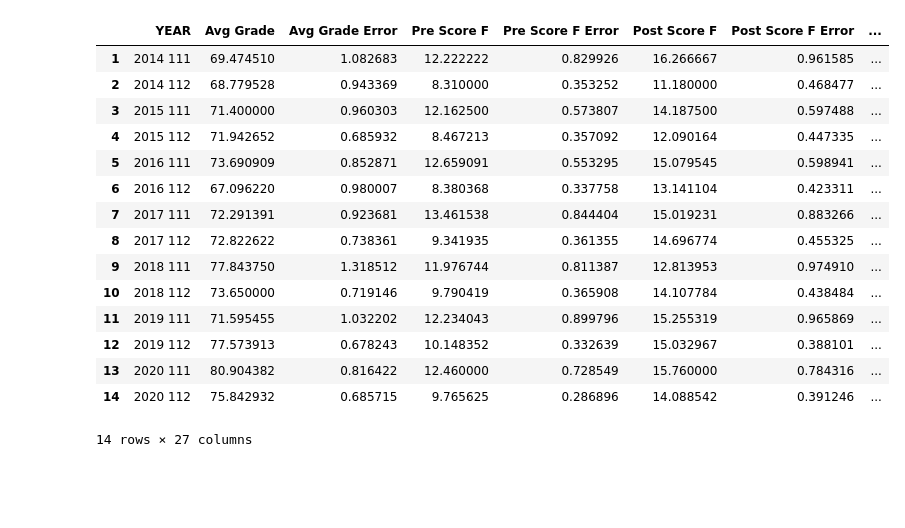
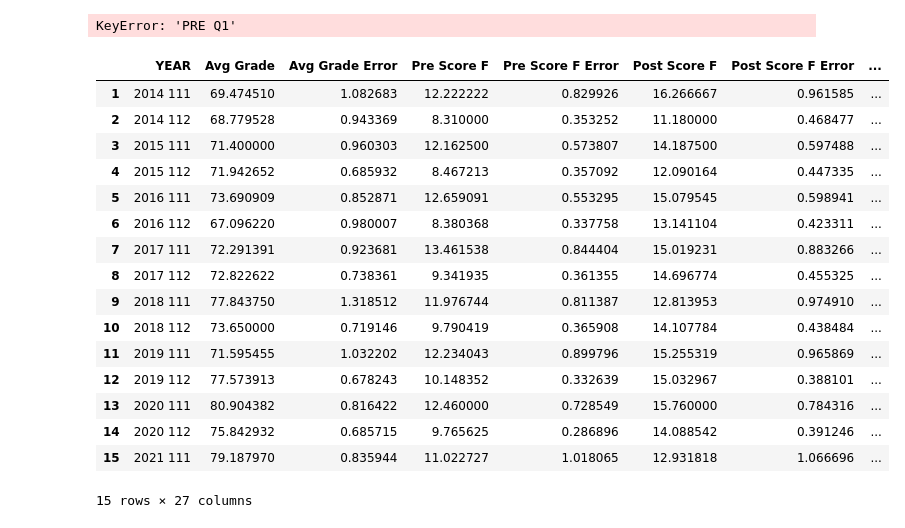
Before and after one commit to maya-patel/Honours-FCI-data, a Jupyter notebook: Data_Collection_Clean_Done.ipynb, the cells around one changed output. Saved outputs shown, nothing was run; the diff lists cells and outputs as text; code cells hidden in the pictures; blank space fills up the shorter version.

```diff
--- a/Data_Collection_Clean_Done.ipynb
+++ b/Data_Collection_Clean_Done.ipynb
@@ -32,6 +32,8 @@ is_111 = df20['Course'] == 111
 df20_111 = df20[is_111]
 is_112 = df20['Course'] == 112
 df20_112 = df20[is_112]
+
+df21_111 = pd.read_excel('2021raw_corrected.xlsx')
 # %%
 num = len(df20_111.index)
 df20_111["PRE Q38"].value_counts()
@@ -151,3 +244,40 @@ def by_gender_by_year_2020(df, name):
+# %%
+#df21_111.apply(calculate_pre_score_2021)
+
+pre = []
+for i in range (1,31):
+    string = "PRE Q" + str(i)
+    pre.append(string)
+
+
+pre_2020 = ['PRE Q1']
+for i in range (24, 53):
+    string = 'PRE Q' + str(i)
+    pre_2020.append(string)
+
+df_pre_f = df21_111[pre_2020]
+
+df_pre_f.columns = pre
+
+df_pre_f
+
+df_pre_f.apply(calculate_pre_score_2021)
+
+corr_ans = [3,1,3,5,2,2,2,2,5,1,4,2,4,4,1,1,2,2,5,5,2,2,1,3,5,3,5,2,3]
+pre = []
+for i in range (1, 31):
+    string = "PRE Q" + str(i)
+    pre.append(string)
+score = 0
+
+student = df_pre_f.iloc[12]
+print(corr_ans[29])
+for i in range(1,30):
+        if student[pre[i-1]]==corr_ans[i-1]:
+            score+=1
+score
+# %% [output]
+KeyError: 'PRE Q1'
 # %%
 def by_gender_by_year(df, name):
 
@@ -222,32 +352,34 @@ df4.loc[1] = by_gender_by_year(df14_111, "2014 111")
 df4.loc[2] = by_gender_by_year(df14_112, "2014 112")
 df4.loc[3] = by_gender_by_year(df15_111, "2015 111")
 df4.loc[4] = by_gender_by_year(df15_112, "2015 112")
 df4.loc[5] = by_gender_by_year(df16_111, "2016 111")
 df4.loc[6] = by_gender_by_year(df16_112, "2016 112")
 df4.loc[7] = by_gender_by_year(df17_111, "2017 111")
 df4.loc[8] = by_gender_by_year(df17_112, "2017 112")
 df4.loc[9] = by_gender_by_year(df18_111, "2018 111")
 df4.loc[10] = by_gender_by_year(df18_112, "2018 112")
 df4.loc[11] = by_gender_by_year(df19_111, "2019 111")
 df4.loc[12] = by_gender_by_year(df19_112, "2019 112")
 df4.loc[13] = by_gender_by_year_2020(df20_111, "2020 111")
 df4.loc[14] = by_gender_by_year_2020(df20_112, "2020 112")
-#### AVG GRADE ERROR
+df4.loc[15] = by_gender_by_year_2021(df21_111, "2021 111")
+
 df4
 # %% [output]
 |  | YEAR | Avg Grade | Avg Grade Error | Pre Score F | Pre Score F Error | Post Score F | Post Score F Error | ... |
 | 1 | 2014 111 | 69.474510 | 1.082683 | 12.222222 | 0.829926 | 16.266667 | 0.961585 | ... |
 | 2 | 2014 112 | 68.779528 | 0.943369 | 8.310000 | 0.353252 | 11.180000 | 0.468477 | ... |
 | 3 | 2015 111 | 71.400000 | 0.960303 | 12.162500 | 0.573807 | 14.187500 | 0.597488 | ... |
 | 4 | 2015 112 | 71.942652 | 0.685932 | 8.467213 | 0.357092 | 12.090164 | 0.447335 | ... |
 | 5 | 2016 111 | 73.690909 | 0.852871 | 12.659091 | 0.553295 | 15.079545 | 0.598941 | ... |
 | 6 | 2016 112 | 67.096220 | 0.980007 | 8.380368 | 0.337758 | 13.141104 | 0.423311 | ... |
 | 7 | 2017 111 | 72.291391 | 0.923681 | 13.461538 | 0.844404 | 15.019231 | 0.883266 | ... |
 | 8 | 2017 112 | 72.822622 | 0.738361 | 9.341935 | 0.361355 | 14.696774 | 0.455325 | ... |
 | 9 | 2018 111 | 77.843750 | 1.318512 | 11.976744 | 0.811387 | 12.813953 | 0.974910 | ... |
 | 10 | 2018 112 | 73.650000 | 0.719146 | 9.790419 | 0.365908 | 14.107784 | 0.438484 | ... |
 | 11 | 2019 111 | 71.595455 | 1.032202 | 12.234043 | 0.899796 | 15.255319 | 0.965869 | ... |
 | 12 | 2019 112 | 77.573913 | 0.678243 | 10.148352 | 0.332639 | 15.032967 | 0.388101 | ... |
 | 13 | 2020 111 | 80.904382 | 0.816422 | 12.460000 | 0.728549 | 15.760000 | 0.784316 | ... |
 | 14 | 2020 112 | 75.842932 | 0.685715 | 9.765625 | 0.286896 | 14.088542 | 0.391246 | ... |
+| 15 | 2021 111 | 79.187970 | 0.835944 | 11.022727 | 1.018065 | 12.931818 | 1.066696 | ... |
-14 rows × 27 columns
+15 rows × 27 columns
```
Also changed, not shown: parts of 14 cells of this notebook, 7 other files.
